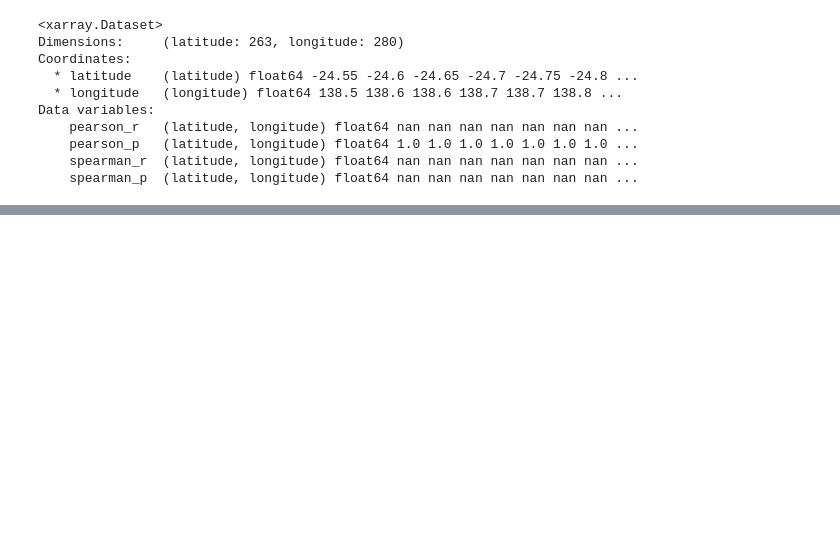
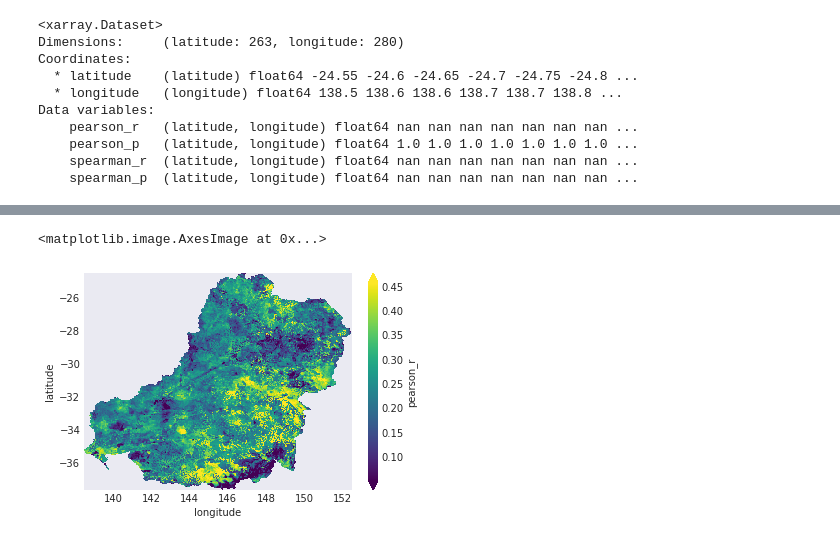
Before and after one commit to ozewex/team-drip, a Jupyter notebook: notebooks/sl/10_Spatial_temporal_correlation_between_NDVI_and_SPI_1M.ipynb, the cells around one changed output, grey strips where cells are left out. Drawn from its saved outputs; the diff is of its cells as text; code cells hidden in the pictures; blank space fills up the shorter version.

```diff
--- a/notebooks/sl/10_Spatial_temporal_correlation_between_NDVI_and_SPI_1M.ipynb
+++ b/notebooks/sl/10_Spatial_temporal_correlation_between_NDVI_and_SPI_1M.ipynb
@@ -134,3 +134,8 @@ corr_1M.pearson_r.where(corr_1M.pearson_p < 0.05).plot.imshow(robust=True)
+# %%
+corr_1M.pearson_r.plot.imshow(robust=True)
+# %% [output]
+<matplotlib.image.AxesImage at 0x...>
+[figure, added]
 # %%
 # SAVE corelation matrix
 path = '/g/data/oe9/project/team-drip/Spatial_temporal_correlation/SPI_NDVI/NDVI_SPI1M_Correlation.nc'
```
Also changed, not shown: parts of 3 cells of this notebook, 9 other files.
